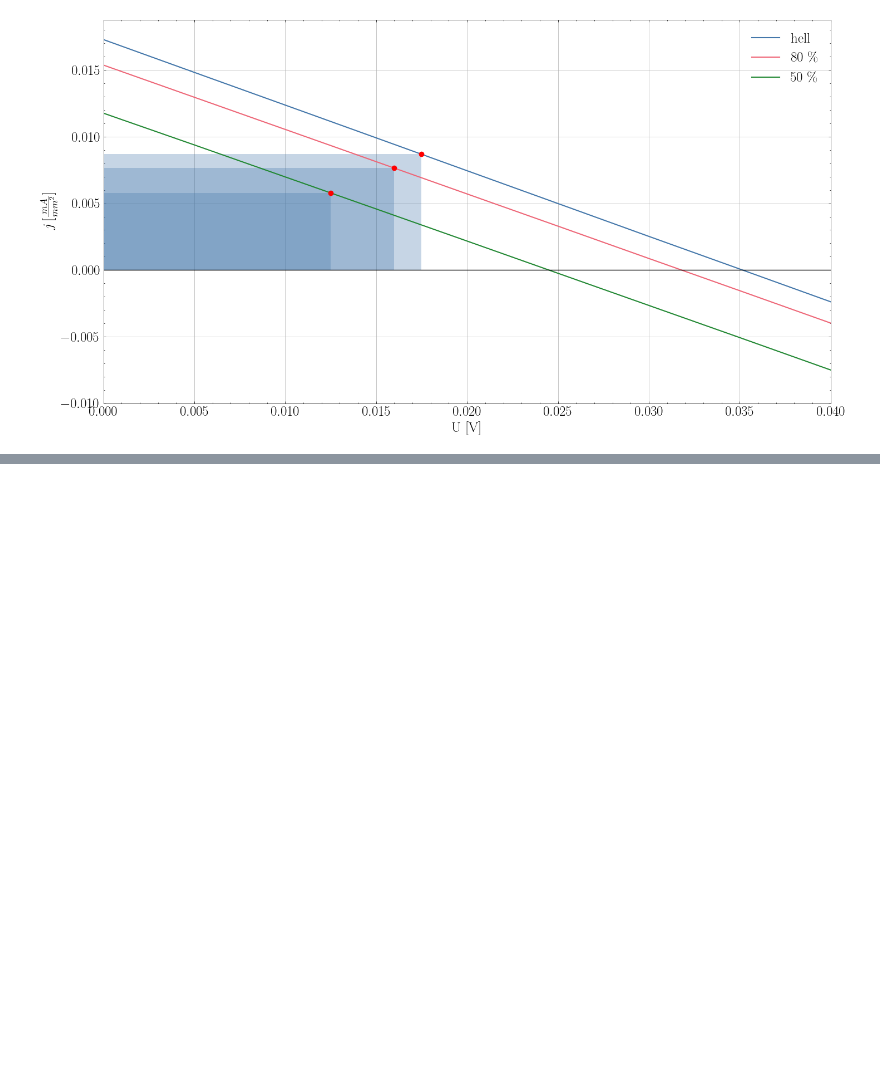
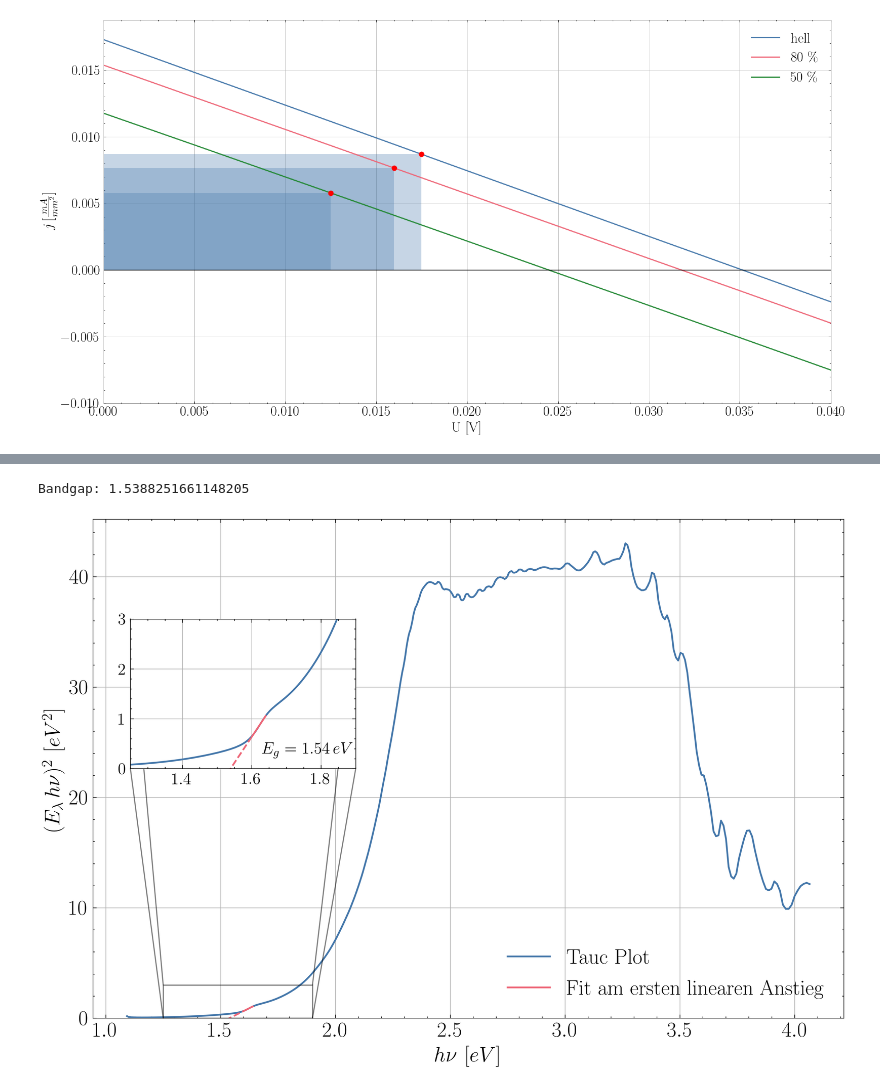
Before and after one commit to FlorianAdamczyk/FPrak_Perowskitsolarzellen, a Jupyter notebook: Auswertung.ipynb, the cells around one changed output, grey strips where cells are left out. Saved outputs shown, nothing was run; the diff lists cells and outputs as text; code cells hidden in the pictures; blank space fills up the shorter version.

```diff
--- a/Auswertung.ipynb
+++ b/Auswertung.ipynb
@@ -181,0 +199,55 @@ plt.savefig("bilder/MPP_Kennlinie.pdf")
+# %%
+abs1 = abs1.assign(absorb_new = lambda x: (x.lambdaE*x.absorb)**2)
+# %%
+abs1 = abs1[::-1].reset_index()
+# %%
+a = 360#340
+b = 380#370
+# %%
+slope, intercept, r_value, p_value, std_err = linregress(abs1['lambdaE'][a:b], abs1['absorb_new'][a:b])
+abs1['y_fit'] = intercept + slope * abs1['lambdaE']
+print("Bandgap:", -intercept/slope)
+# %% [output]
+Bandgap: 1.5388251661148205
+# %%
+fig = plt.figure(figsize=[10,7], dpi=500)
+ax = fig.add_subplot(111)
+
+
+ax.plot(abs1.lambdaE, abs1.absorb_new, linewidth = 1.5, label = 'Tauc Plot')
+
+ax.plot(abs1['lambdaE'][a:b],abs1['y_fit'][a:b],linewidth = 1.5, label = 'Fit am ersten linearen Anstieg')
+ax.plot(abs1['lambdaE'][300:a],abs1['y_fit'][300:a], linewidth = 1.5, linestyle = 'dashed', color = '#EE6677')
+
+
+
+#ax.set_xlim(xmin = 1, xmax = 2)
+ax.set_ylim(ymin = 0)
+ax.grid()
+
+
+ax.set_xlabel(r"$ h \nu\,\, [eV]$")
+ax.set_ylabel(ylabel=r"$(E_{\lambda} \, h \nu)^2 \,\, [eV^2]$")
+ax.legend()
+#ax.set_yscale("log")
+axIns = ax.inset_axes([0.05,0.5,0.3,0.3])
+axIns.plot(abs1.lambdaE, abs1.absorb_new, linewidth = 1.5)
+axIns.plot(abs1['lambdaE'][a:b],abs1['y_fit'][a:b], linewidth = 1.5)
+axIns.plot(abs1['lambdaE'][300:a],abs1['y_fit'][300:a], linewidth = 1.5, linestyle = 'dashed', color = '#EE6677')
+axIns.set_xlim([1.25, 1.9])
+axIns.set_ylim([0, 3])
+axIns.tick_params(labelsize=14)
+axIns.text(1.63,0.3,r"$E_g = 1.54 \, eV $", fontsize = 14)
+#axIns.set_title("Röntgenübergänge")
+axIns.grid()
+rectpatch, connects=ax.indicate_inset_zoom(axIns,edgecolor="black", linewidth = 1)
+connects[0].set_visible(True)
+connects[1].set_visible(True)
+connects[2].set_visible(True)
+connects[3].set_visible(True)
+
+
+
+plt.tight_layout()
+# %% [output]
+[figure, added]
```
Also changed, not shown: parts of 7 cells of this notebook, 9 other files.
